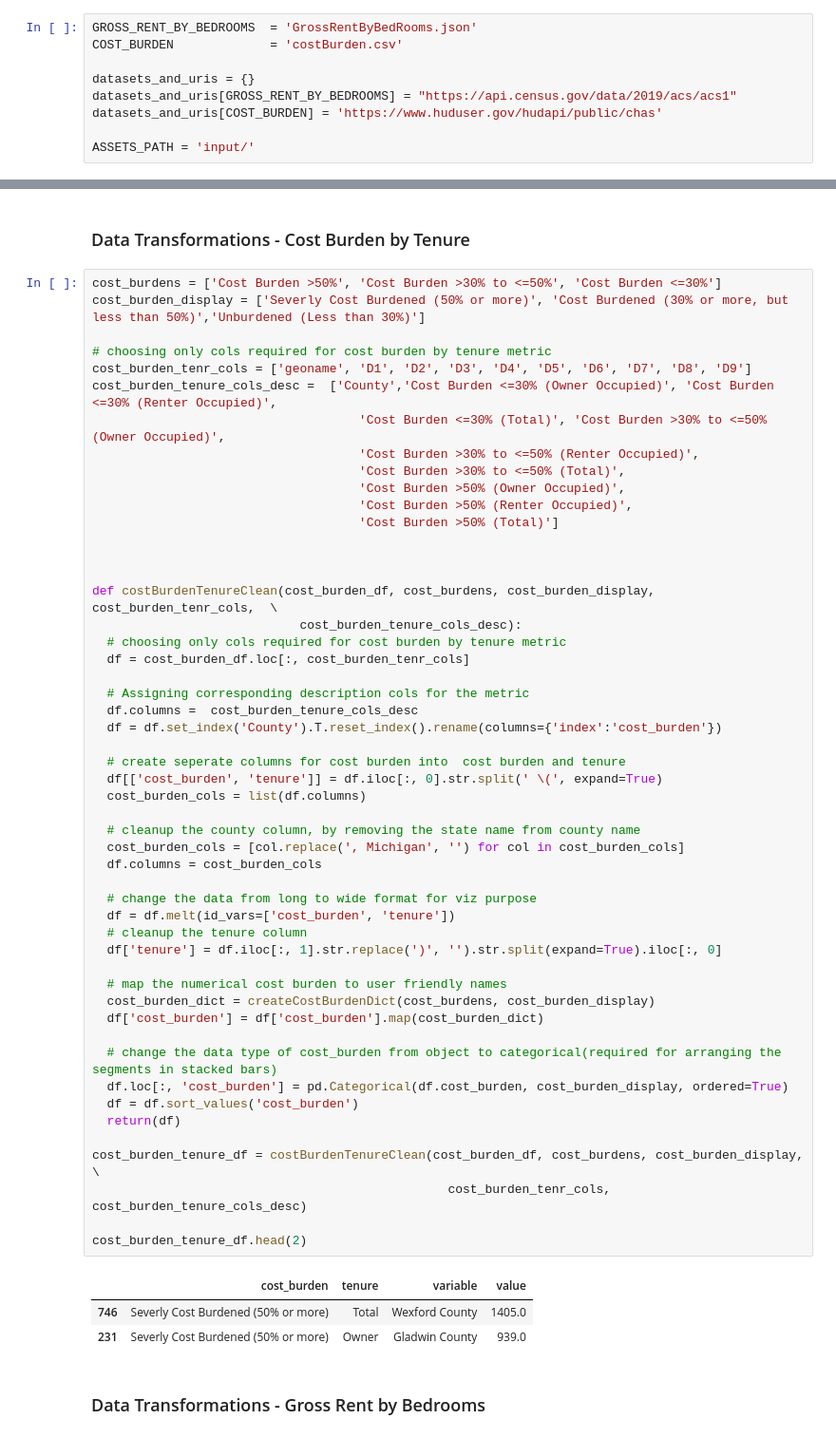
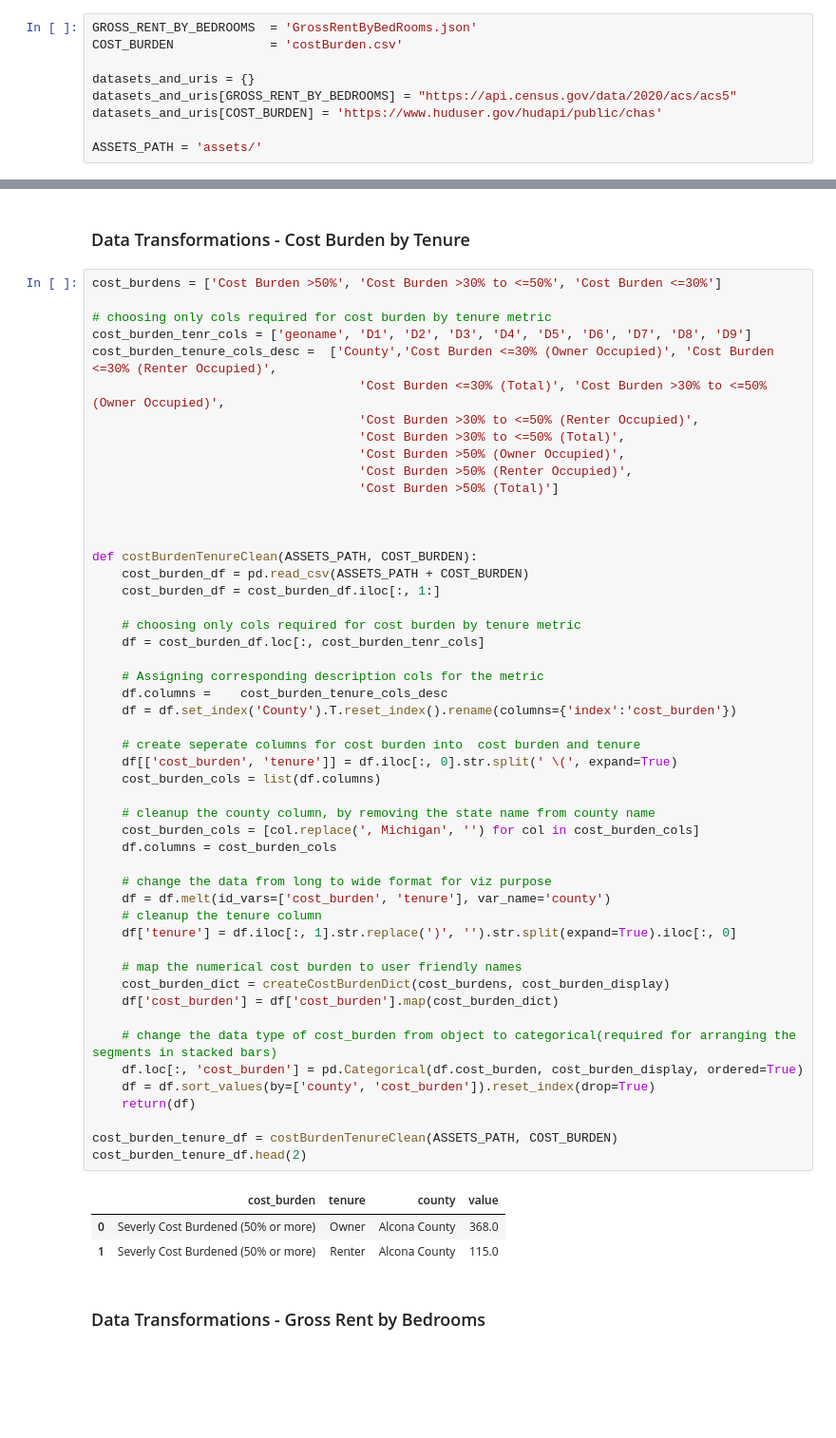
Before and after one commit to amitj1jan/CommunityHousingNetwork, a Jupyter notebook: CHN_Metrics_4.ipynb, the cells around one changed output, grey strips where cells are left out. Shown at 95% size. Saved outputs shown, nothing was run; the diff lists cells and outputs as text; blank space fills up the shorter version.

```diff
--- a/CHN_Metrics_4.ipynb
+++ b/CHN_Metrics_4.ipynb
@@ -27,10 +27,10 @@ GROSS_RENT_BY_BEDROOMS  = 'GrossRentByBedRooms.json'
 COST_BURDEN             = 'costBurden.csv'
 
 datasets_and_uris = {}
-datasets_and_uris[GROSS_RENT_BY_BEDROOMS] = "https://api.census.gov/data/2019/acs/acs1"
+datasets_and_uris[GROSS_RENT_BY_BEDROOMS] = "https://api.census.gov/data/2020/acs/acs5"
 datasets_and_uris[COST_BURDEN] = 'https://www.huduser.gov/hudapi/public/chas'
 
-ASSETS_PATH = 'input/'
+ASSETS_PATH = 'assets/'
 # %% [markdown]
 ### **Required packages**
 # %%
@@ -244,59 +236,58 @@ cost_burden_income_df.head(3)
 ### Data Transformations - Cost Burden by Tenure
 # %%
 cost_burdens = ['Cost Burden >50%', 'Cost Burden >30% to <=50%', 'Cost Burden <=30%']
-cost_burden_display = ['Severly Cost Burdened (50% or more)', 'Cost Burdened (30% or more, but less than 50%)','Unburdened (Less than 30%)']
 
 # choosing only cols required for cost burden by tenure metric
 cost_burden_tenr_cols = ['geoname', 'D1', 'D2', 'D3', 'D4', 'D5', 'D6', 'D7', 'D8', 'D9']
 cost_burden_tenure_cols_desc = 	['County','Cost Burden <=30% (Owner Occupied)', 'Cost Burden <=30% (Renter Occupied)',
                                     'Cost Burden <=30% (Total)', 'Cost Burden >30% to <=50% (Owner Occupied)',
                                     'Cost Burden >30% to <=50% (Renter Occupied)',
                                     'Cost Burden >30% to <=50% (Total)',
                                     'Cost Burden >50% (Owner Occupied)',
                                     'Cost Burden >50% (Renter Occupied)',
                                     'Cost Burden >50% (Total)']
 
 
 
-def costBurdenTenureClean(cost_burden_df, cost_burdens, cost_burden_display, cost_burden_tenr_cols,  \
-                            cost_burden_tenure_cols_desc):
-  # choosing only cols required for cost burden by tenure metric
-  df = cost_burden_df.loc[:, cost_burden_tenr_cols]
+def costBurdenTenureClean(ASSETS_PATH, COST_BURDEN):
+    cost_burden_df = pd.read_csv(ASSETS_PATH + COST_BURDEN)
+    cost_burden_df = cost_burden_df.iloc[:, 1:]
 
-  # Assigning corresponding description cols for the metric
-  df.columns = 	cost_burden_tenure_cols_desc
-  df = df.set_index('County').T.reset_index().rename(columns={'index':'cost_burden'})
+    # choosing only cols required for cost burden by tenure metric
+    df = cost_burden_df.loc[:, cost_burden_tenr_cols]
 
-  # create seperate columns for cost burden into  cost burden and tenure
-  df[['cost_burden', 'tenure']] = df.iloc[:, 0].str.split(' \(', expand=True)
-  cost_burden_cols = list(df.columns)
+    # Assigning corresponding description cols for the metric
+    df.columns = 	cost_burden_tenure_cols_desc
+    df = df.set_index('County').T.reset_index().rename(columns={'index':'cost_burden'})
 
-  # cleanup the county column, by removing the state name from county name
-  cost_burden_cols = [col.replace(', Michigan', '') for col in cost_burden_cols]
-  df.columns = cost_burden_cols
+    # create seperate columns for cost burden into  cost burden and tenure
+    df[['cost_burden', 'tenure']] = df.iloc[:, 0].str.split(' \(', expand=True)
+    cost_burden_cols = list(df.columns)
 
-  # change the data from long to wide format for viz purpose
-  df = df.melt(id_vars=['cost_burden', 'tenure'])
-  # cleanup the tenure column
-  df['tenure'] = df.iloc[:, 1].str.replace(')', '').str.split(expand=True).iloc[:, 0]
+    # cleanup the county column, by removing the state name from county name
+    cost_burden_cols = [col.replace(', Michigan', '') for col in cost_burden_cols]
+    df.columns = cost_burden_cols
 
-  # map the numerical cost burden to user friendly names
-  cost_burden_dict = createCostBurdenDict(cost_burdens, cost_burden_display)
-  df['cost_burden'] = df['cost_burden'].map(cost_burden_dict)
+    # change the data from long to wide format for viz purpose
+    df = df.melt(id_vars=['cost_burden', 'tenure'], var_name='county')
+    # cleanup the tenure column
+    df['tenure'] = df.iloc[:, 1].str.replace(')', '').str.split(expand=True).iloc[:, 0]
 
-  # change the data type of cost_burden from object to categorical(required for arranging the segments in stacked bars)
-  df.loc[:, 'cost_burden'] = pd.Categorical(df.cost_burden, cost_burden_display, ordered=True)
-  df = df.sort_values('cost_burden')
-  return(df)
+    # map the numerical cost burden to user friendly names
+    cost_burden_dict = createCostBurdenDict(cost_burdens, cost_burden_display)
+    df['cost_burden'] = df['cost_burden'].map(cost_burden_dict)
 
-cost_burden_tenure_df = costBurdenTenureClean(cost_burden_df, cost_burdens, cost_burden_display, \
-                                                cost_burden_tenr_cols, cost_burden_tenure_cols_desc)
+    # change the data type of cost_burden from object to categorical(required for arranging the segments in stacked bars)
+    df.loc[:, 'cost_burden'] = pd.Categorical(df.cost_burden, cost_burden_display, ordered=True)
+    df = df.sort_values(by=['county', 'cost_burden']).reset_index(drop=True)
+    return(df)
 
+cost_burden_tenure_df = costBurdenTenureClean(ASSETS_PATH, COST_BURDEN)
 cost_burden_tenure_df.head(2)
 # %% [output]
-|  | cost_burden | tenure | variable | value |
-| 746 | Severly Cost Burdened (50% or more) | Total | Wexford County | 1405.0 |
-| 231 | Severly Cost Burdened (50% or more) | Owner | Gladwin County | 939.0 |
+|  | cost_burden | tenure | county | value |
+| 0 | Severly Cost Burdened (50% or more) | Owner | Alcona County | 368.0 |
+| 1 | Severly Cost Burdened (50% or more) | Renter | Alcona County | 115.0 |
 # %% [markdown]
 ### Data Transformations - Gross Rent by Bedrooms
 # %%
```
Also changed, not shown: parts of 6 cells of this notebook, 17 other files.
